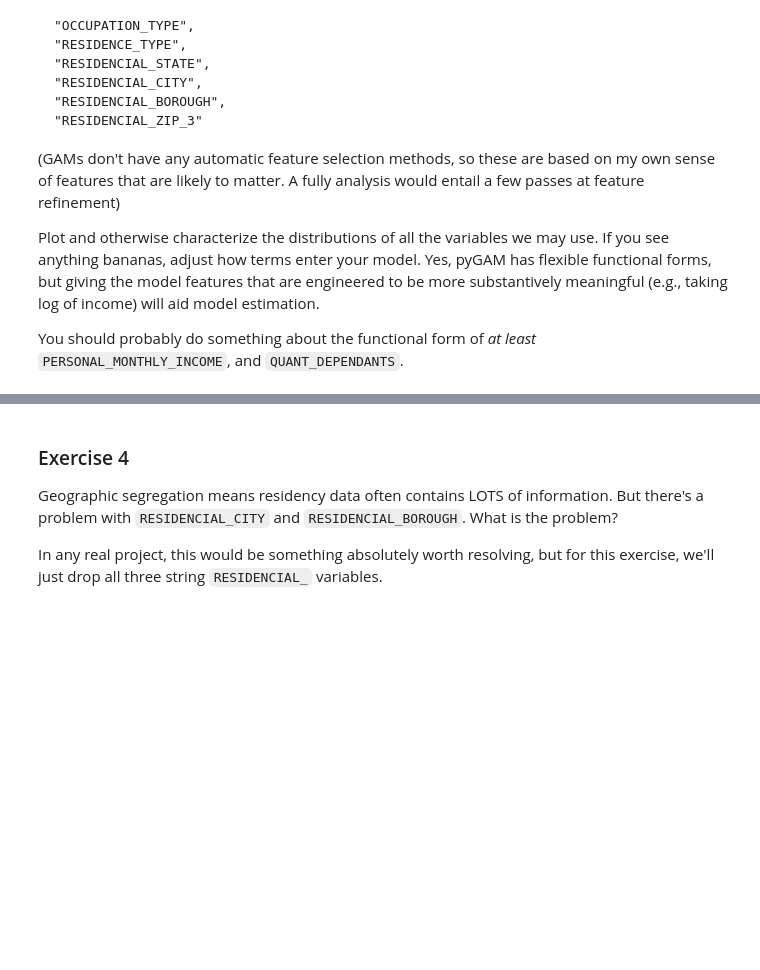
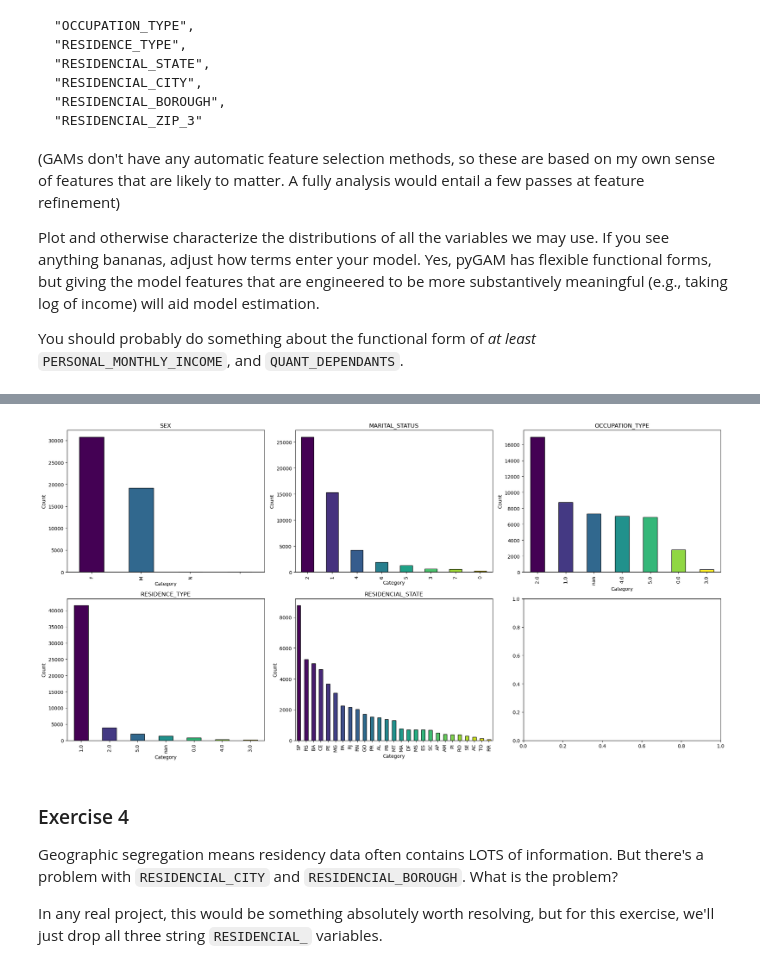
Before and after one commit to dani-jimlar/UDS_2024, a Jupyter notebook: exercise_interpretable.ipynb, the cells around one changed output, grey strips where cells are left out. Drawn from its saved outputs; the diff is of its cells as text; code cells hidden in the pictures; blank space fills up the shorter version.

```diff
--- a/exercise_interpretable.ipynb
+++ b/exercise_interpretable.ipynb
@@ -83,3 +280,37 @@ You should probably do something about the functional form of *at least* `PERSON
+# %%
+import matplotlib.pyplot as plt
+import numpy as np
+
+qual_vars2 = [
+    "SEX",
+    "MARITAL_STATUS",
+    "OCCUPATION_TYPE",
+    "RESIDENCE_TYPE",
+    "RESIDENCIAL_STATE",
+]
+
+fig, axes = plt.subplots(2, 3, figsize=(20, 10))
+
+axes = axes.flatten()
+
+cmap = plt.get_cmap("viridis")
+
+for i, var in enumerate(qual_vars2):
+    ax = axes[i]
+    var_counts = model_1[var].value_counts()
+    categories = var_counts.index
+    colors = cmap(np.linspace(0, 1, len(categories)))
+
+    var_counts.plot(kind="bar", ax=ax, color=colors, edgecolor="black")
+    ax.set_title(var)
+    ax.set_xlabel("Category")
+    ax.set_ylabel("Count")
+
+plt.tight_layout()
+
+plt.show()
+# %% [output]
+[figure, added]
 # %% [markdown]
 ### Exercise 4
 
```
Also changed, not shown: parts of 24 cells of this notebook.
